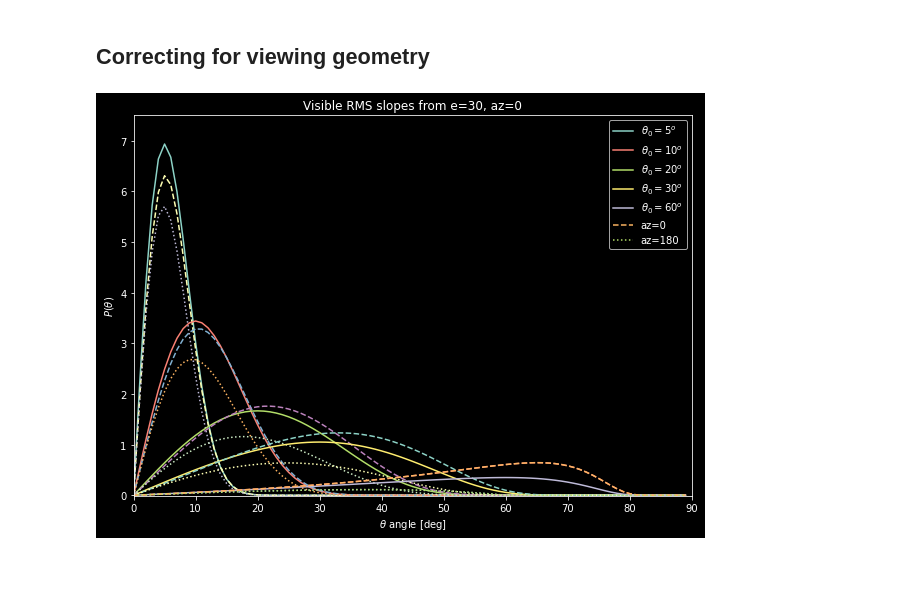
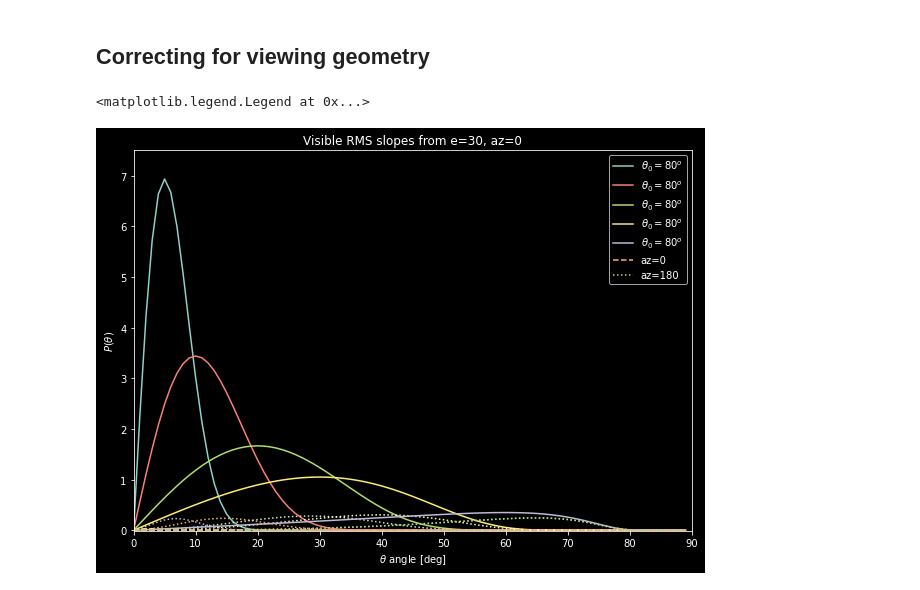
Before and after one commit to NAU-PIXEL/roughness, a Jupyter notebook: examples/slope_dist.ipynb, the cells around one changed output. Cells and saved outputs as stored; diff of their text form; code cells hidden in the pictures.

```diff
--- a/examples/slope_dist.ipynb
+++ b/examples/slope_dist.ipynb
@@ -59,26 +59,33 @@ plt.legend()
 # %%
 sc_theta = 30
 sc_az = 0
+sc_vector = r.sph2cart(sc_theta, sc_az)
 thetadeg = np.arange(90)
 thetarad = np.radians(thetadeg)
-theta0deg = (5, 10, 20, 30, 60)
+
+thetas, azs = r.get_facet_grids(ntheta=len(thetarad))
+facet_vectors = r.sph2cart(np.radians(thetas), np.radians(azs))
+
+rms_arr = (5, 10, 20, 30, 60)
 plt.figure(figsize=(10, 7))
-for t0 in theta0deg:
-    theta0 = np.radians(t0)
-    slopes = r.slope_dist(thetarad, theta0, 'rms')
-    vslopes = r.visible_slopes(sc_theta, sc_az, theta0, 'rms')
+for rms in rms_arr:
+    slopes = r.slope_dist(thetarad, np.radians(rms), 'rms')
+    view_corr = r.view_correction(facet_vectors, sc_vector)
+    vslopes = view_corr * slopes
+    # r.visible_slopes(sc_theta, sc_az, theta0, 'rms')
     plt.plot(thetadeg, slopes, label=f'$\\theta_0={t0}^o$')
     plt.plot(thetadeg, vslopes[0], '--')
-    plt.plot(thetadeg, vslopes[180], ':')
+    plt.plot(thetadeg, vslopes[len(vslopes)//2], ':')
 plt.title(f'Visible RMS slopes from e={sc_theta}, az={sc_az}')
 plt.ylabel('$P(\\theta)$')
 plt.xlabel('$\\theta$ angle [deg]')
 plt.xlim(0, 90)
 plt.ylim(-0.01, 7.5)
 
 plt.plot(thetadeg, vslopes[0], '--', label='az=0')
-plt.plot(thetadeg, vslopes[180], ':', label='az=180')
+plt.plot(thetadeg, vslopes[len(vslopes)//2], ':', label='az=180')
 plt.legend()
-plt.savefig('docs/img/vis_slopes.png', dpi=300)
+# plt.savefig('docs/img/vis_slopes.png', dpi=300)
 # %% [output]
+<matplotlib.legend.Legend at 0x...>
-[figure, old version]
+[figure, new version]
```
Also changed, not shown: 6 other files.
